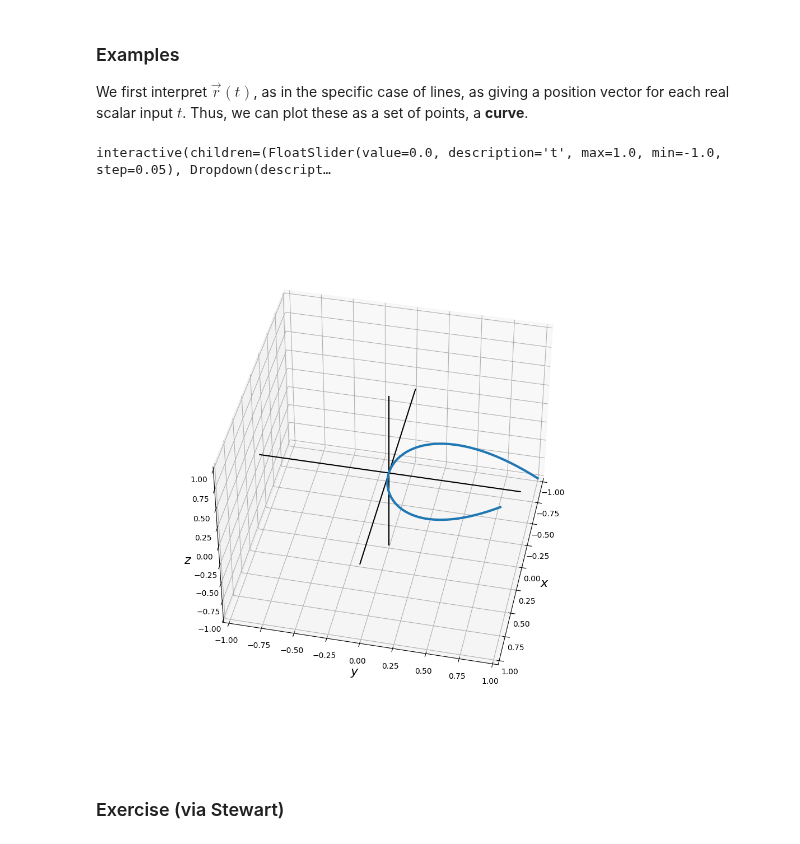
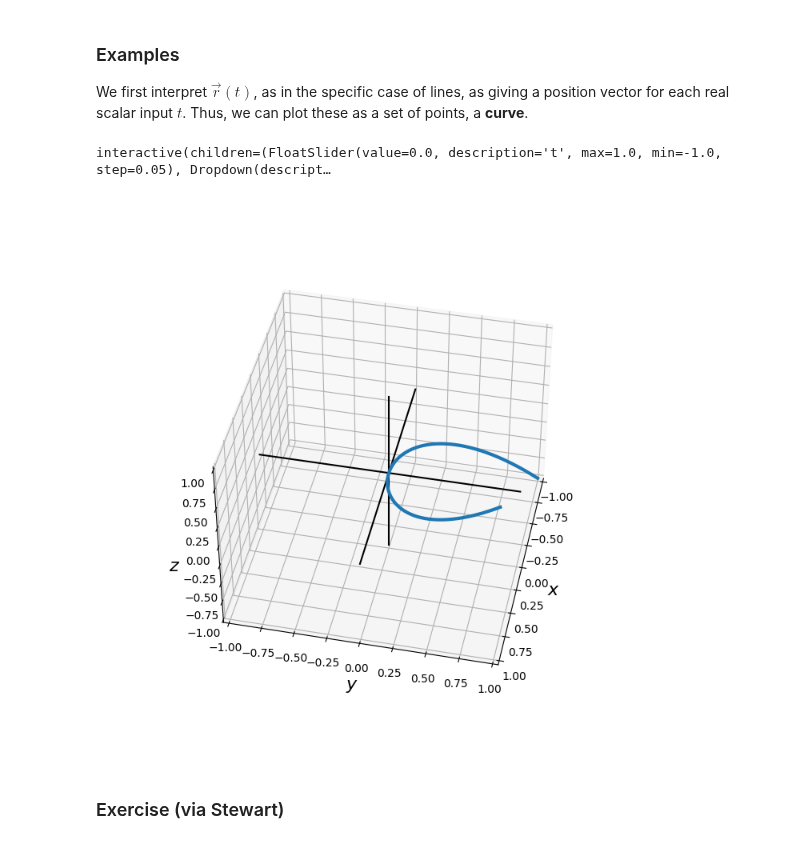
Before and after one commit to drewyoungren/mvc, a Jupyter notebook: lec/mvc-L04.ipynb, the cells around one changed output. Saved outputs shown, nothing was run; the diff lists cells and outputs as text; code cells hidden in the pictures.

Commit message:
Change plot style

```diff
--- a/lec/mvc-L04.ipynb
+++ b/lec/mvc-L04.ipynb
@@ -114,29 +114,29 @@ We first interpret $\vec r(t)$, as in the specific case of lines, as giving a po
 # %%
 r1 = lambda t: np.array([t,t**2,t**3])
 r2 = lambda t: np.array([cos(2*pi*t),sin(2*pi*t),t])
 r3 = lambda t: np.array([cos(8*pi*t),sin(3*pi*t),sin(7*pi*t)])
 
 @interact
 def _(t=(-1,1,.05),r={"twist":r1, "helix": r2, "wacky": r3},angle=(-90,120,6),vangle=(0,90,6)):
-    fig = plt.figure(figsize = (10,10))
+    fig = plt.figure(figsize = (7,7))
     ax = fig.add_subplot(111,projection='3d')
     s = np.linspace(-1,1,300)
     ax.view_init(vangle, angle)
     ax.set_autoscale_on(True)
     for c in 'xyz':
         getattr(ax,f"set_{c}lim")([-1,1]);
         getattr(ax,f"set_{c}label")(f"${c}$",size=16)
     X,Y,Z = np.column_stack([r(x) for x in s])
     # make axes lines
     ax.plot([-1,1],[0,0],[0,0],'k')
     ax.plot([0,0],[-1,1],[0,0],'k')
     ax.plot([0,0],[0,0],[-1,1],'k')
     ax.plot(X,Y,Z,alpha=1,lw=3);
     ax.quiver(0,0,0,r(t)[0],r(t)[1],r(t)[2])
     flush_figures()
 # %% [output]
 interactive(children=(FloatSlider(value=0.0, description='t', max=1.0, min=-1.0, step=0.05), Dropdown(descript…
-[figure, old version]
+[figure, new version]
 # %% [markdown]
 ### Exercise (via Stewart)
 
```
